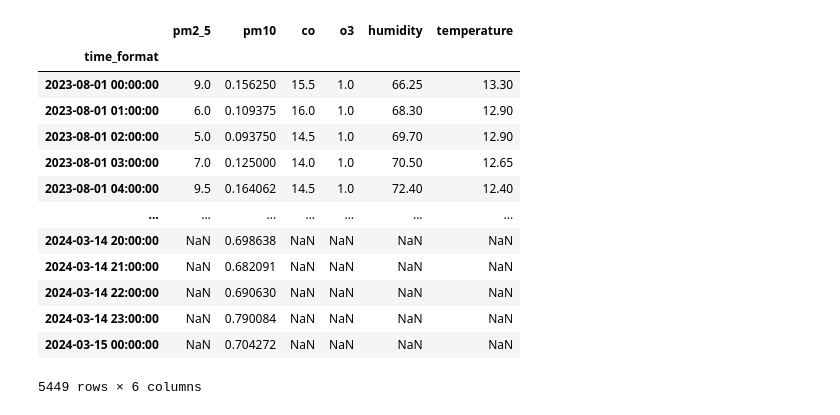
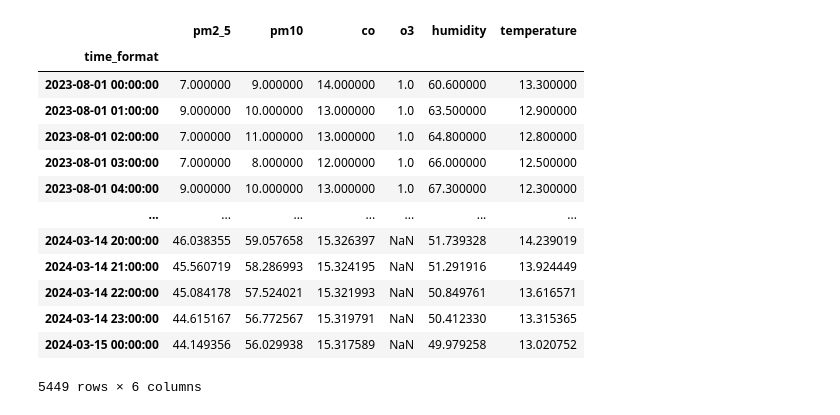
Before and after one commit to senboada/air_quality, a Jupyter notebook: 2_COBRE_AQ.ipynb, the cells around one changed output. Saved outputs shown, nothing was run; the diff lists cells and outputs as text; code cells hidden in the pictures.

```diff
--- a/2_COBRE_AQ.ipynb
+++ b/2_COBRE_AQ.ipynb
@@ -47,17 +34,0 @@ DFP_AQ1_CPM2_5 = pd.read_csv("DFP_AQ1_CPM2_5_RR_IN.csv", index_col=0, parse_date
-# %%
-DFP_AQ2_CPM10
-# %% [output]
-|  | pm2_5 | pm10 | co | o3 | humidity | temperature |
-| time_format |  |  |  |  |  |  |
-| 2023-08-01 00:00:00 | 9.0 | 0.156250 | 15.5 | 1.0 | 66.25 | 13.30 |
-| 2023-08-01 01:00:00 | 6.0 | 0.109375 | 16.0 | 1.0 | 68.30 | 12.90 |
-| 2023-08-01 02:00:00 | 5.0 | 0.093750 | 14.5 | 1.0 | 69.70 | 12.90 |
-| 2023-08-01 03:00:00 | 7.0 | 0.125000 | 14.0 | 1.0 | 70.50 | 12.65 |
-| 2023-08-01 04:00:00 | 9.5 | 0.164062 | 14.5 | 1.0 | 72.40 | 12.40 |
-| ... | ... | ... | ... | ... | ... | ... |
-| 2024-03-14 20:00:00 | NaN | 0.698638 | NaN | NaN | NaN | NaN |
-| 2024-03-14 21:00:00 | NaN | 0.682091 | NaN | NaN | NaN | NaN |
-| 2024-03-14 22:00:00 | NaN | 0.690630 | NaN | NaN | NaN | NaN |
-| 2024-03-14 23:00:00 | NaN | 0.790084 | NaN | NaN | NaN | NaN |
-| 2024-03-15 00:00:00 | NaN | 0.704272 | NaN | NaN | NaN | NaN |
-5449 rows × 6 columns
@@ -63,0 +169,17 @@ DFP_AQ2_CPM10
+# %%
+DFP_AQ1_CPM10
+# %% [output]
+|  | pm2_5 | pm10 | co | o3 | humidity | temperature |
+| time_format |  |  |  |  |  |  |
+| 2023-08-01 00:00:00 | 7.000000 | 9.000000 | 14.000000 | 1.0 | 60.600000 | 13.300000 |
+| 2023-08-01 01:00:00 | 9.000000 | 10.000000 | 13.000000 | 1.0 | 63.500000 | 12.900000 |
+| 2023-08-01 02:00:00 | 7.000000 | 11.000000 | 13.000000 | 1.0 | 64.800000 | 12.800000 |
+| 2023-08-01 03:00:00 | 7.000000 | 8.000000 | 12.000000 | 1.0 | 66.000000 | 12.500000 |
+| 2023-08-01 04:00:00 | 9.000000 | 10.000000 | 13.000000 | 1.0 | 67.300000 | 12.300000 |
+| ... | ... | ... | ... | ... | ... | ... |
+| 2024-03-14 20:00:00 | 46.038355 | 59.057658 | 15.326397 | NaN | 51.739328 | 14.239019 |
+| 2024-03-14 21:00:00 | 45.560719 | 58.286993 | 15.324195 | NaN | 51.291916 | 13.924449 |
+| 2024-03-14 22:00:00 | 45.084178 | 57.524021 | 15.321993 | NaN | 50.849761 | 13.616571 |
+| 2024-03-14 23:00:00 | 44.615167 | 56.772567 | 15.319791 | NaN | 50.412330 | 13.315365 |
+| 2024-03-15 00:00:00 | 44.149356 | 56.029938 | 15.317589 | NaN | 49.979258 | 13.020752 |
+5449 rows × 6 columns
```
Also changed, not shown: parts of 11 cells of this notebook, 48 other files.
